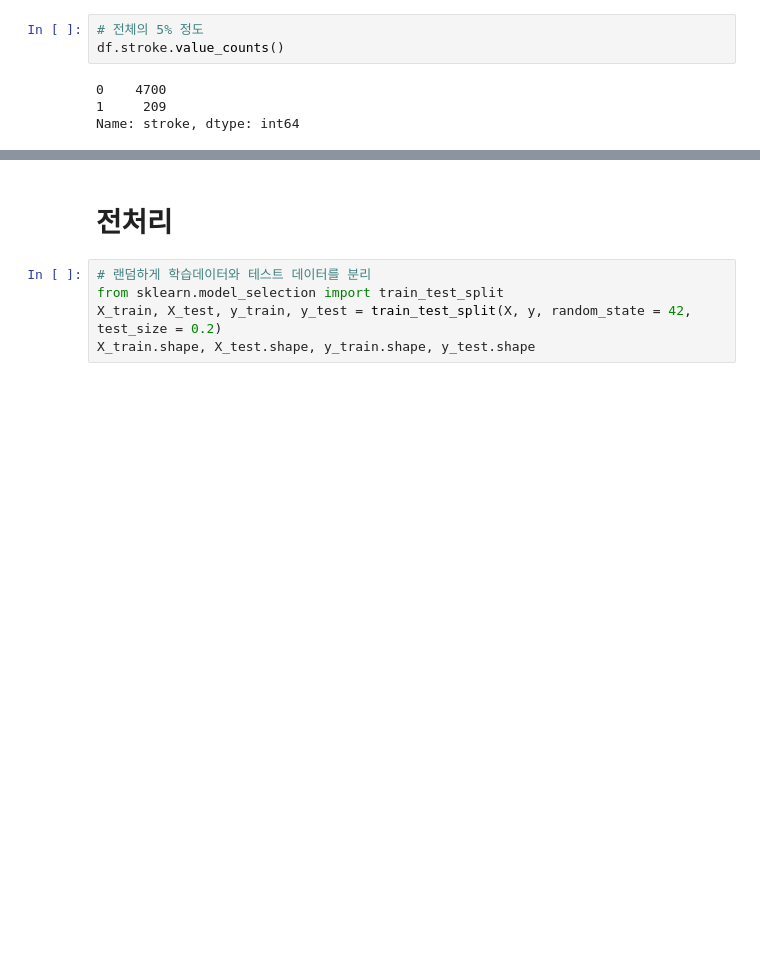
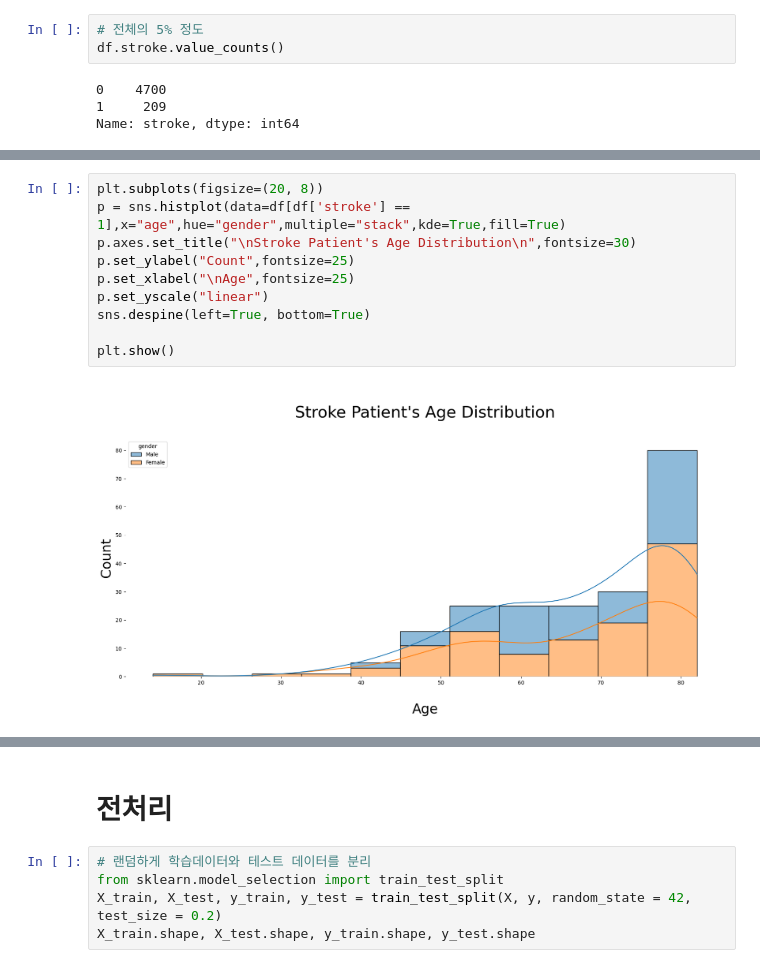
Before and after one commit to seokho-lee/health_projects, a Jupyter notebook: Ongoing/Stroke Prediction/stroke_prediction_project.ipynb, the cells around one changed output, grey strips where cells are left out. Cells and saved outputs as stored; diff of their text form; blank space fills up the shorter version.

```diff
--- a/Ongoing/Stroke Prediction/stroke_prediction_project.ipynb
+++ b/Ongoing/Stroke Prediction/stroke_prediction_project.ipynb
@@ -104,0 +122,12 @@ for col in numerical_columns:
+# %%
+plt.subplots(figsize=(20, 8))
+p = sns.histplot(data=df[df['stroke'] == 1],x="age",hue="gender",multiple="stack",kde=True,fill=True)
+p.axes.set_title("\nStroke Patient's Age Distribution\n",fontsize=30)
+p.set_ylabel("Count",fontsize=25)
+p.set_xlabel("\nAge",fontsize=25)
+p.set_yscale("linear")
+sns.despine(left=True, bottom=True)
+
+plt.show()
+# %% [output]
+[figure, added]
```
Also changed, not shown: parts of 7 cells of this notebook, 2 other files.
